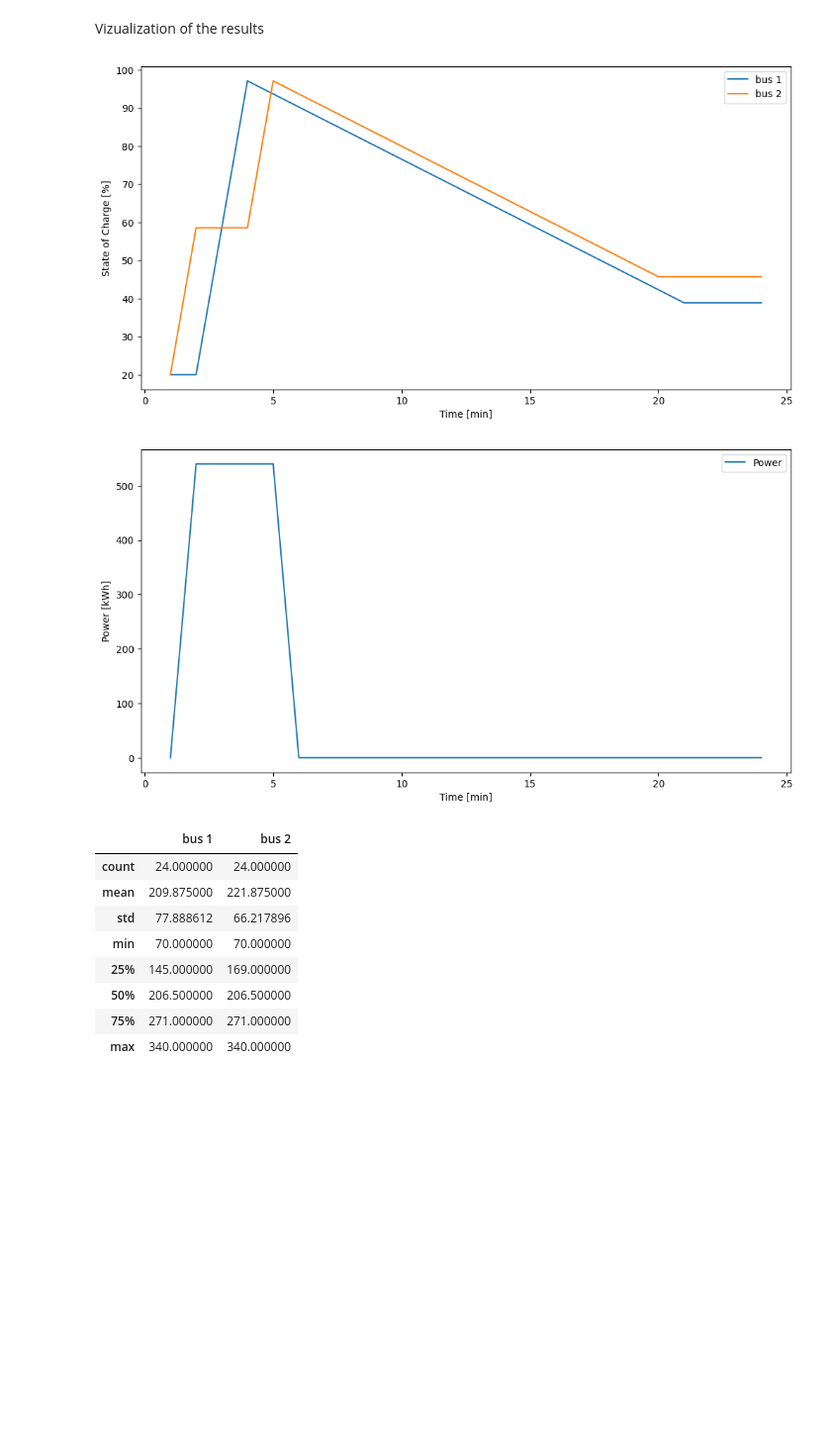
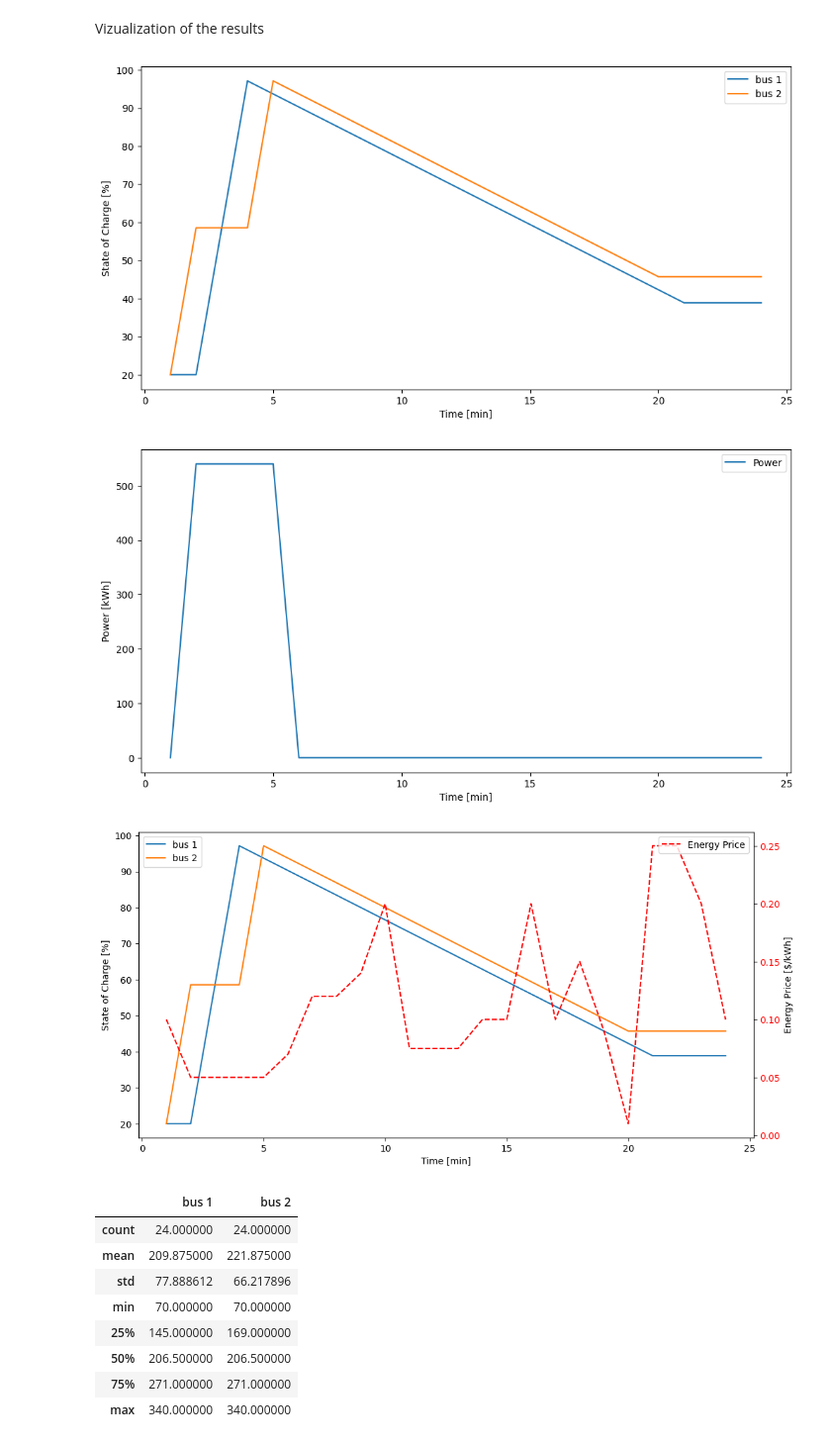
Before and after one commit to jmanzolli/VPPC-2024-Tutorial, a Jupyter notebook: 1_opt.ipynb, the cells around one changed output. Shown: that part at 99% size. Cells and saved outputs as stored; diff of their text form; code cells hidden in the pictures; blank space fills up the shorter version.

```diff
--- a/1_opt.ipynb
+++ b/1_opt.ipynb
@@ -24,7 +24,7 @@ T_end = [22,21]
 alpha = [150,150]
 gama = 12
 C_bat = [350,350]
-P = [0.1,0.05,0.05,0.05,0.05,0.07,0.12,0.12,0.14,0.2,0.075,0.075,0.075,0.1,0.1,0.2,0.1,0.15,0.09,0.01,0.05,0.7,0.2,0.1]
+P = [0.1,0.05,0.05,0.05,0.05,0.07,0.12,0.12,0.14,0.2,0.075,0.075,0.075,0.1,0.1,0.2,0.1,0.15,0.09,0.01,0.25,0.25,0.2,0.1]
 ch_eff = 0.9
 E_0 = 0.2
 E_max = 1
@@ -256,9 +302,11 @@ Vizualization of the results
 # %%
 energy, energy_perc = plot_energy(model.K,model.T,model.e)
 power = plot_power(model.T,model.w_buy)
+plot_energy_and_price(model.K,model.T,model.e,P)
 # %% [output]
 [figure]
 [figure]
+[figure, added]
 # %%
 energy.describe()
 # %% [output]
```
Also changed, not shown: parts of 3 cells of this notebook.
